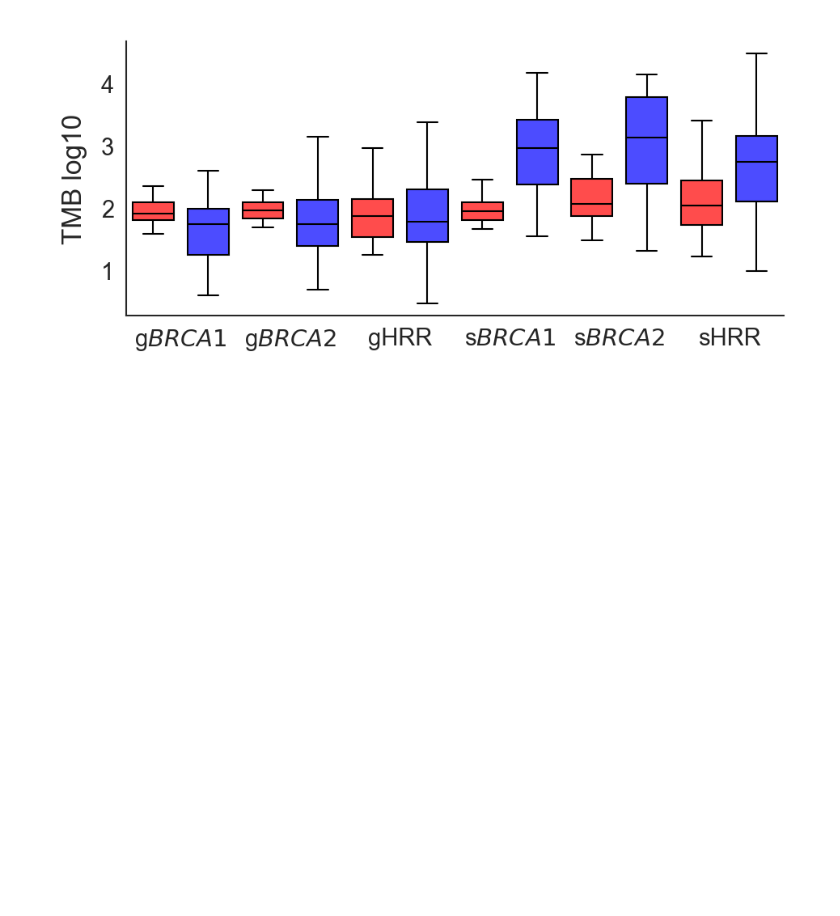
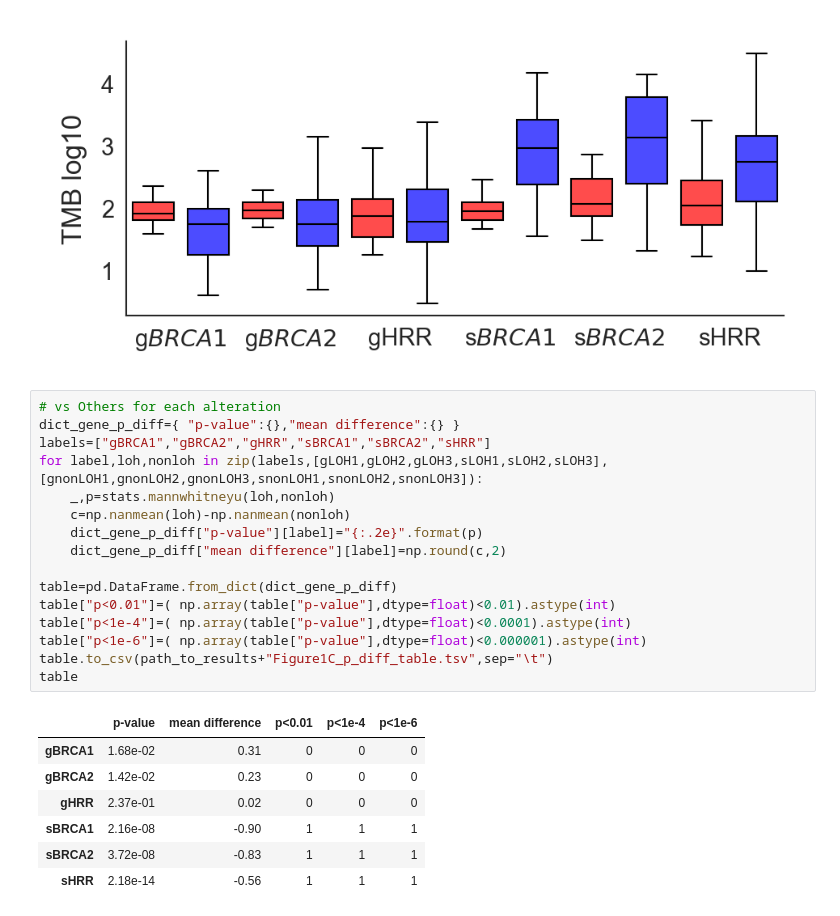
Before and after one commit to shirotak/pancancer_hrd_analysis, a Jupyter notebook: script/Figure1.ipynb, the cells around one changed output. Drawn from its saved outputs; the diff is of its cells as text; blank space fills up the shorter version.

```diff
--- a/script/Figure1.ipynb
+++ b/script/Figure1.ipynb
@@ -761,3 +761,27 @@ ax.spines['right' ].set_visible(False)
 plt.savefig(path_to_results+"Figure1C_7.png",bbox_inches="tight")
 # %% [output]
 [figure]
+# %%
+# vs Others for each alteration
+dict_gene_p_diff={ "p-value":{},"mean difference":{} }
+labels=["gBRCA1","gBRCA2","gHRR","sBRCA1","sBRCA2","sHRR"]
+for label,loh,nonloh in zip(labels,[gLOH1,gLOH2,gLOH3,sLOH1,sLOH2,sLOH3],[gnonLOH1,gnonLOH2,gnonLOH3,snonLOH1,snonLOH2,snonLOH3]):
+    _,p=stats.mannwhitneyu(loh,nonloh)
+    c=np.nanmean(loh)-np.nanmean(nonloh)
+    dict_gene_p_diff["p-value"][label]="{:.2e}".format(p)
+    dict_gene_p_diff["mean difference"][label]=np.round(c,2)
+
+table=pd.DataFrame.from_dict(dict_gene_p_diff)
+table["p<0.01"]=( np.array(table["p-value"],dtype=float)<0.01).astype(int)
+table["p<1e-4"]=( np.array(table["p-value"],dtype=float)<0.0001).astype(int)
+table["p<1e-6"]=( np.array(table["p-value"],dtype=float)<0.000001).astype(int)
+table.to_csv(path_to_results+"Figure1C_p_diff_table.tsv",sep="\t")
+table
+# %% [output]
+|  | p-value | mean difference | p<0.01 | p<1e-4 | p<1e-6 |
+| gBRCA1 | 1.68e-02 | 0.31 | 0 | 0 | 0 |
+| gBRCA2 | 1.42e-02 | 0.23 | 0 | 0 | 0 |
+| gHRR | 2.37e-01 | 0.02 | 0 | 0 | 0 |
+| sBRCA1 | 2.16e-08 | -0.90 | 1 | 1 | 1 |
+| sBRCA2 | 3.72e-08 | -0.83 | 1 | 1 | 1 |
+| sHRR | 2.18e-14 | -0.56 | 1 | 1 | 1 |
```
Also changed, not shown: 37 other files.
